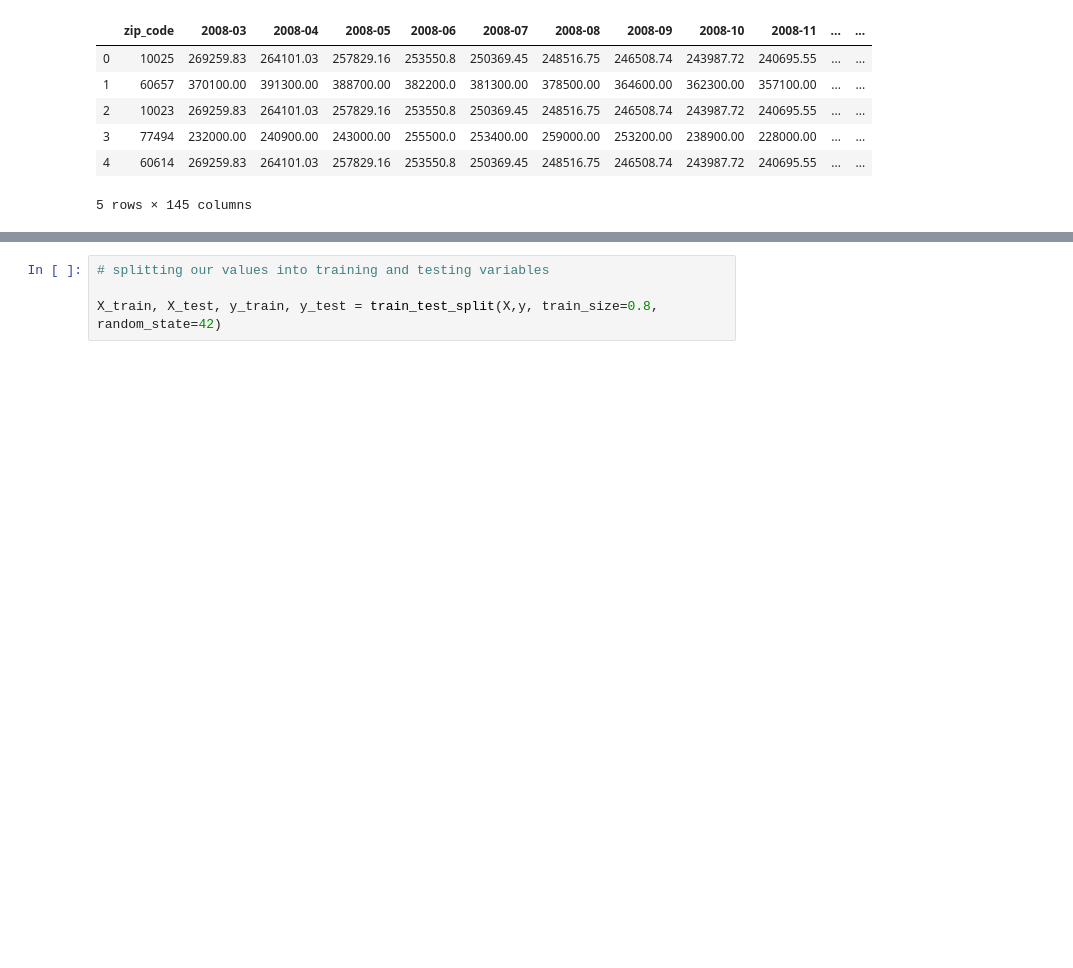
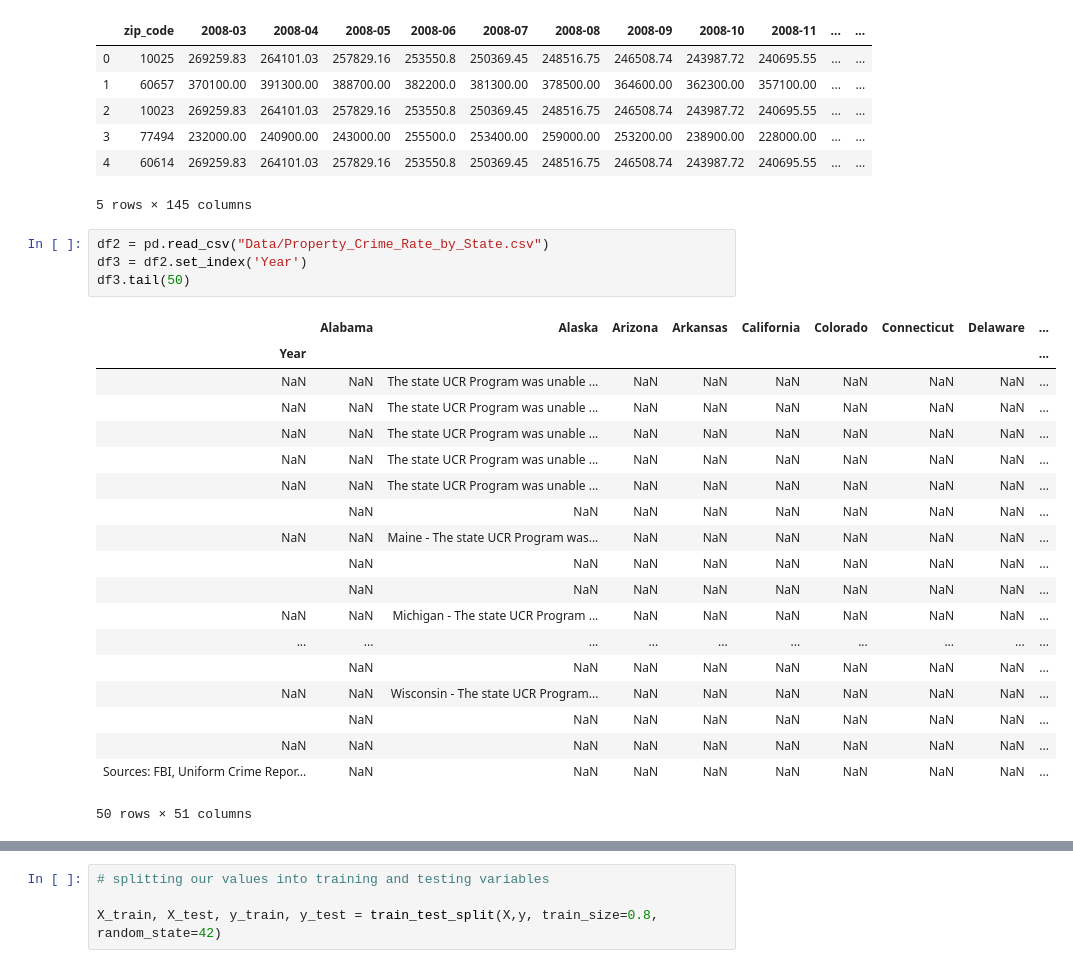
Before and after one commit to bishdj22/HomeSlice, a Jupyter notebook: Logistic_Regression_Model.ipynb, the cells around one changed output, grey strips where cells are left out. Cells and saved outputs as stored; diff of their text form; blank space fills up the shorter version.

```diff
--- a/Logistic_Regression_Model.ipynb
+++ b/Logistic_Regression_Model.ipynb
@@ -100,3 +100,27 @@ sales_price_df.head()
 | 3 | 77494 | 232000.00 | 240900.00 | 243000.00 | 255500.0 | 253400.00 | 259000.00 | 253200.00 | 238900.00 | 228000.00 | ... | ... |
 | 4 | 60614 | 269259.83 | 264101.03 | 257829.16 | 253550.8 | 250369.45 | 248516.75 | 246508.74 | 243987.72 | 240695.55 | ... | ... |
 5 rows × 145 columns
+# %%
+df2 = pd.read_csv("Data/Property_Crime_Rate_by_State.csv")
+df3 = df2.set_index('Year')
+df3.tail(50)
+# %% [output]
+|  | Alabama | Alaska | Arizona | Arkansas | California | Colorado | Connecticut | Delaware | ... |
+| Year |  |  |  |  |  |  |  |  | ... |
+| NaN | NaN | The state UCR Program was unable ... | NaN | NaN | NaN | NaN | NaN | NaN | ... |
+| NaN | NaN | The state UCR Program was unable ... | NaN | NaN | NaN | NaN | NaN | NaN | ... |
+| NaN | NaN | The state UCR Program was unable ... | NaN | NaN | NaN | NaN | NaN | NaN | ... |
+| NaN | NaN | The state UCR Program was unable ... | NaN | NaN | NaN | NaN | NaN | NaN | ... |
+| NaN | NaN | The state UCR Program was unable ... | NaN | NaN | NaN | NaN | NaN | NaN | ... |
+|  | NaN | NaN | NaN | NaN | NaN | NaN | NaN | NaN | ... |
+| NaN | NaN | Maine - The state UCR Program was... | NaN | NaN | NaN | NaN | NaN | NaN | ... |
+|  | NaN | NaN | NaN | NaN | NaN | NaN | NaN | NaN | ... |
+|  | NaN | NaN | NaN | NaN | NaN | NaN | NaN | NaN | ... |
+| NaN | NaN | Michigan - The state UCR Program ... | NaN | NaN | NaN | NaN | NaN | NaN | ... |
+| ... | ... | ... | ... | ... | ... | ... | ... | ... | ... |
+|  | NaN | NaN | NaN | NaN | NaN | NaN | NaN | NaN | ... |
+| NaN | NaN | Wisconsin - The state UCR Program... | NaN | NaN | NaN | NaN | NaN | NaN | ... |
+|  | NaN | NaN | NaN | NaN | NaN | NaN | NaN | NaN | ... |
+| NaN | NaN | NaN | NaN | NaN | NaN | NaN | NaN | NaN | ... |
+| Sources: FBI, Uniform Crime Repor... | NaN | NaN | NaN | NaN | NaN | NaN | NaN | NaN | ... |
+50 rows × 51 columns
```
Also changed, not shown: parts of 8 cells of this notebook, 2 other files.
